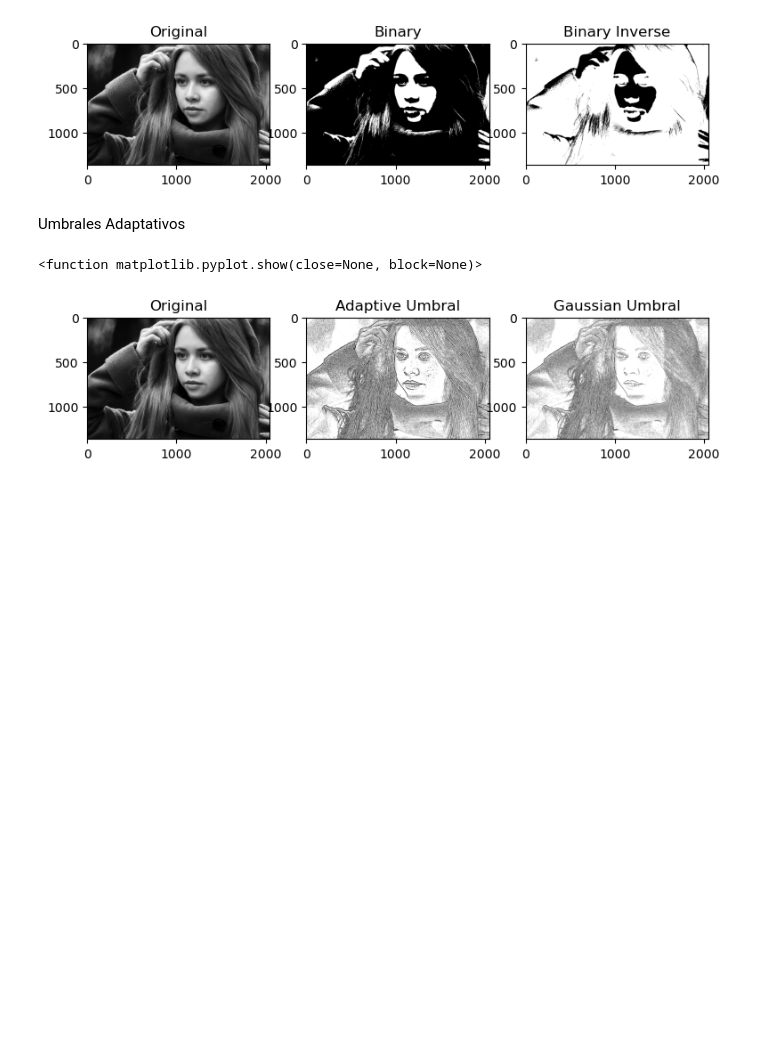
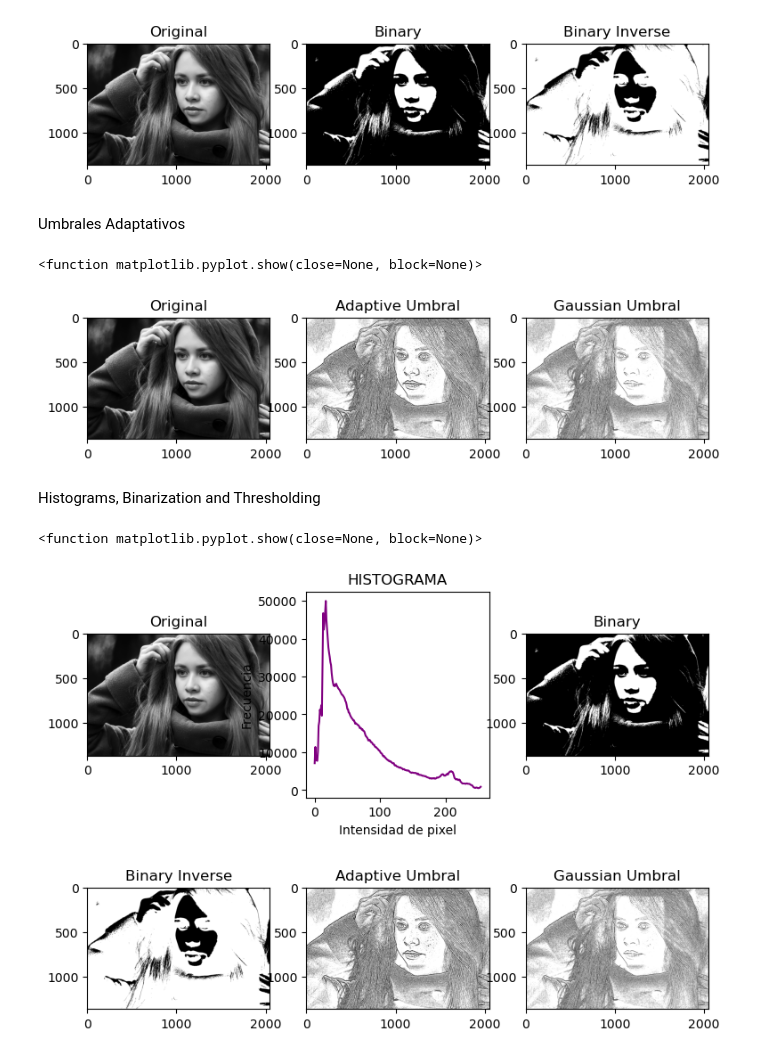
Before and after one commit to YafarBarrera/DigitalImageProcessing, a Jupyter notebook: HistogramsAndMore.ipynb, the cells around one changed output. Saved outputs shown, nothing was run; the diff lists cells and outputs as text; code cells hidden in the pictures; blank space fills up the shorter version.

Commit message:
Histograms, Binarization and Thresholding Updated

```diff
--- a/HistogramsAndMore.ipynb
+++ b/HistogramsAndMore.ipynb
@@ -92,3 +92,53 @@ plt.show
 # %% [output]
 <function matplotlib.pyplot.show(close=None, block=None)>
 [figure]
+# %% [markdown]
+Histograms, Binarization and Thresholding
+# %%
+import cv2
+import matplotlib.pyplot as plt
+
+img = cv2.imread('Shar.JPG', 0)
+histo = cv2.calcHist([img],[0],None,[255],[0,255]) #Histograma
+_,umbralbi = cv2.threshold(img,127,255,cv2.THRESH_BINARY) #Aplicando binarización
+_,umbral_inverso = cv2.threshold(img,127,255,cv2.THRESH_BINARY_INV) #Aplicando binarización inversa
+umbral_adaptive = cv2.adaptiveThreshold(img,255,cv2.ADAPTIVE_THRESH_MEAN_C, cv2.THRESH_BINARY,9,3) #Aplicando Umbrales Adaptativos
+umbral_adaptive_gaus = cv2.adaptiveThreshold(img,255,cv2.ADAPTIVE_THRESH_GAUSSIAN_C, cv2.THRESH_BINARY,9,3) #Aplicando Umbrales Adaptativos Gausseanos
+
+plt.figure(figsize=(9,3))
+
+plt.subplot(131)
+plt.imshow(img,cmap="gray")
+plt.title("Original")
+
+plt.subplot(132)
+plt.plot(histo, color = "purple")
+plt.title('HISTOGRAMA')
+plt.xlabel('Intensidad de pixel')
+plt.ylabel('Frecuencia')
+
+plt.subplot(133)
+plt.imshow(umbralbi,cmap="gray")
+plt.title("Binary")
+
+plt.show
+
+plt.figure(figsize=(9,3))
+
+plt.subplot(131)
+plt.imshow(umbral_inverso,cmap="gray")
+plt.title("Binary Inverse")
+
+plt.subplot(132)
+plt.imshow(umbral_adaptive,cmap="gray")
+plt.title("Adaptive Umbral")
+
+plt.subplot(133)
+plt.imshow(umbral_adaptive_gaus,cmap="gray")
+plt.title("Gaussian Umbral")
+
+plt.show
+# %% [output]
+<function matplotlib.pyplot.show(close=None, block=None)>
+[figure, added]
+[figure, added]
```
